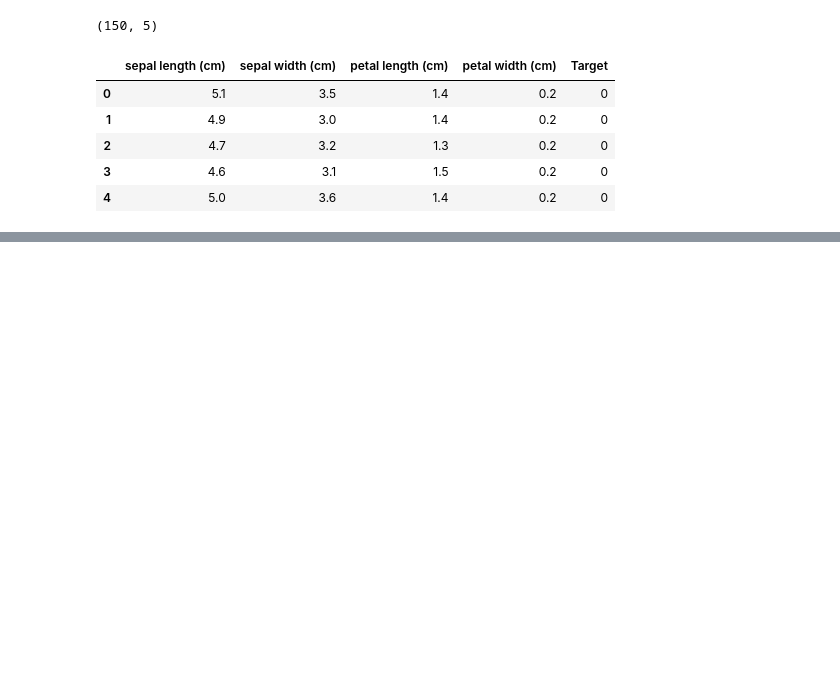
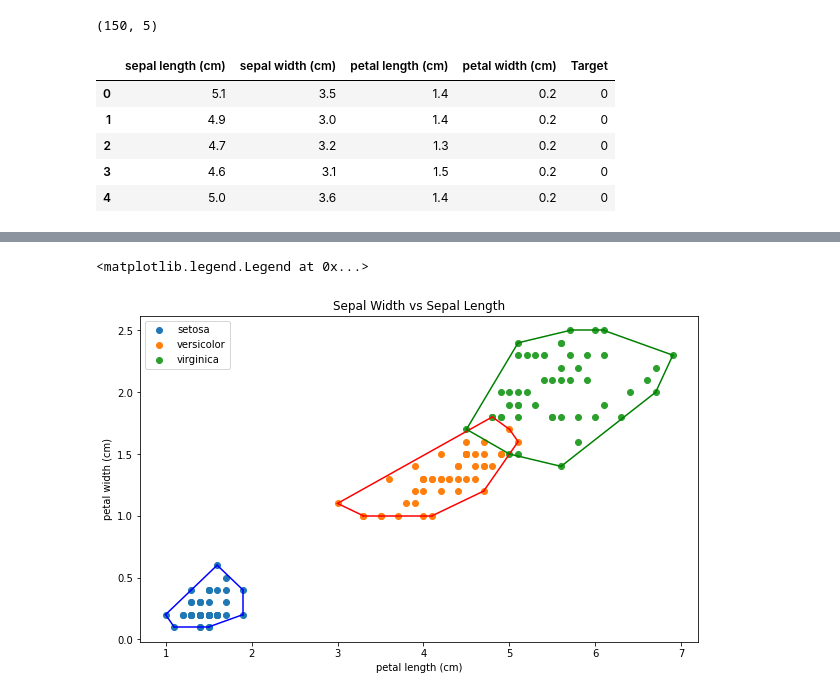
Before and after one commit to hanafathiyah/Tugas-Kecil-Stima-2, a Jupyter notebook: src/main2.ipynb, the cells around one changed output, grey strips where cells are left out. Drawn from its saved outputs; the diff is of its cells as text; code cells hidden in the pictures; blank space fills up the shorter version.

```diff
--- a/src/main2.ipynb
+++ b/src/main2.ipynb
@@ -45,0 +44,23 @@ plt.legend()
+# %%
+import matplotlib.pyplot as plt
+from convex_hull_by_hana import myConvexHull, titik_menjadi_indeks
+plt.figure(figsize = (10, 6))
+colors = ['b','r','g']
+plt.title('Sepal Width vs Sepal Length')
+plt.xlabel(data.feature_names[2])
+plt.ylabel(data.feature_names[3])
+for i in range(len(data.target_names)):
+    bucket = df[df['Target'] == i]
+    bucket = bucket.iloc[:,[2,3]].values
+    result = myConvexHull(bucket)
+    #print(result[0])
+    #print(result[1])
+    #print(result[2])
+    #print(titik_menjadi_indeks(result_npy[0][0], result_npy[0][1], bucket))
+    plt.scatter(bucket[:, 0], bucket[:, 1], label=data.target_names[i])
+    for simplex in result:
+        plt.plot(bucket[simplex, 0], bucket[simplex, 1], colors[i])
+plt.legend()
+# %% [output]
+<matplotlib.legend.Legend at 0x...>
+[figure, added]
```
Also changed, not shown: parts of 3 cells of this notebook, 2 other files.
